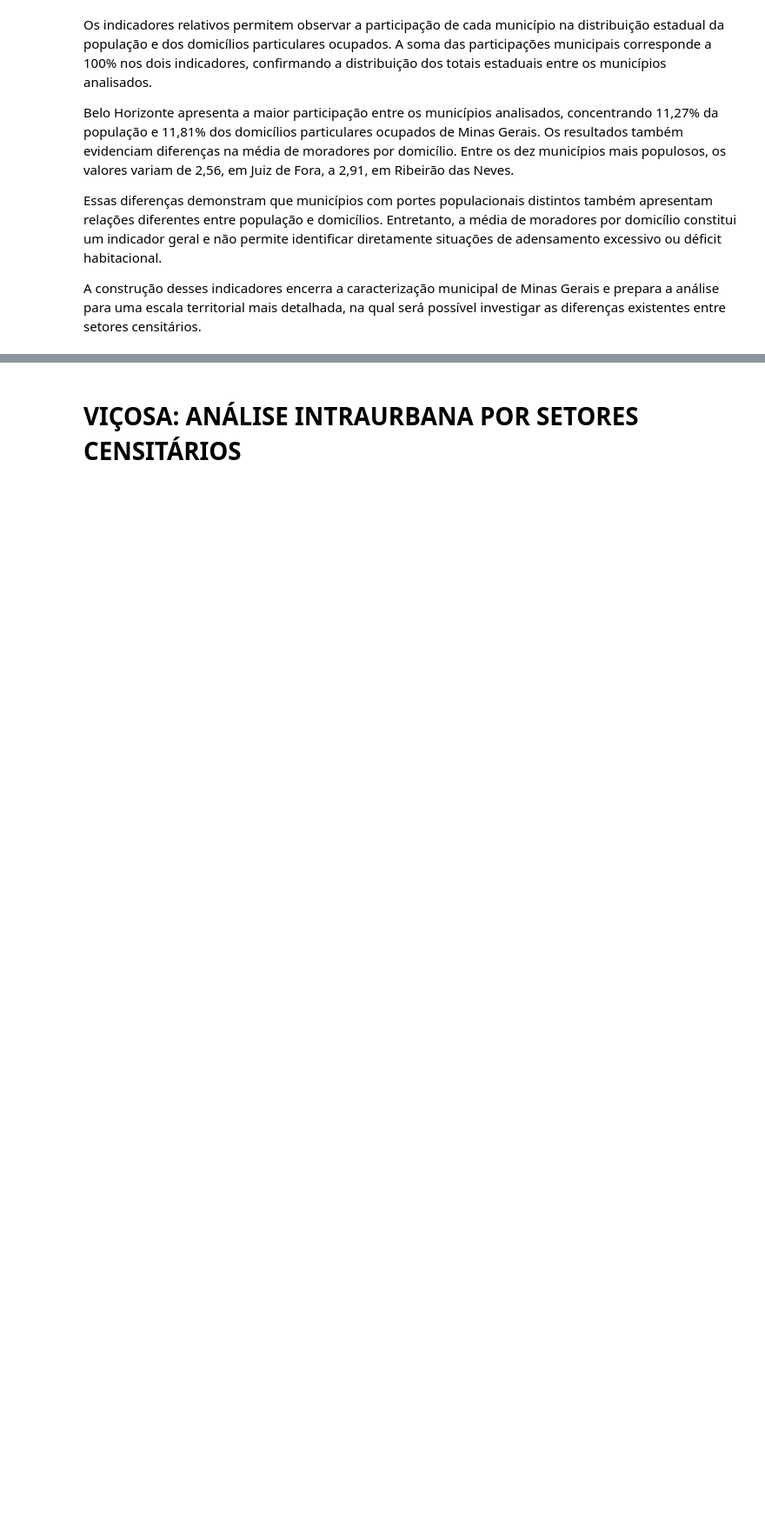
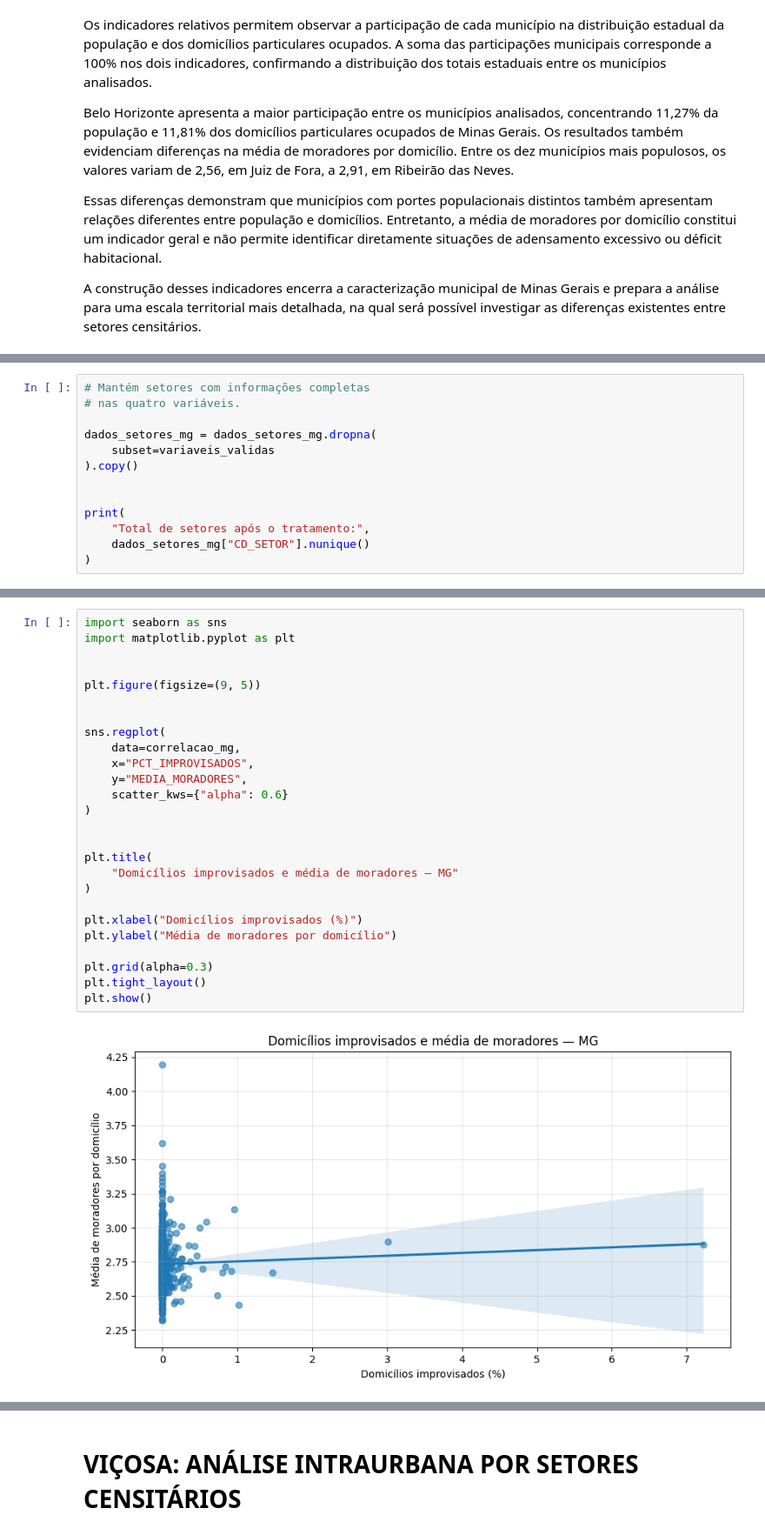
Before and after one commit to PriscilaForcel/Cursos_Oficinas_Treinamentos, a Jupyter notebook: WORKSHOP_AULA2.ipynb, the cells around one changed output, grey strips where cells are left out. Shown at 87% size. Drawn from its saved outputs; the diff is of its cells as text; blank space fills up the shorter version.

```diff
--- a/WORKSHOP_AULA2.ipynb
+++ b/WORKSHOP_AULA2.ipynb
@@ -745,0 +1229,13 @@ A construção desses indicadores encerra a caracterização municipal de Minas
+# %%
+# Mantém setores com informações completas
+# nas quatro variáveis.
+
+dados_setores_mg = dados_setores_mg.dropna(
+    subset=variaveis_validas
+).copy()
+
+
+print(
+    "Total de setores após o tratamento:",
+    dados_setores_mg["CD_SETOR"].nunique()
+)
@@ -745,0 +1389,28 @@ A construção desses indicadores encerra a caracterização municipal de Minas
+# %%
+import seaborn as sns
+import matplotlib.pyplot as plt
+
+
+plt.figure(figsize=(9, 5))
+
+
+sns.regplot(
+    data=correlacao_mg,
+    x="PCT_IMPROVISADOS",
+    y="MEDIA_MORADORES",
+    scatter_kws={"alpha": 0.6}
+)
+
+
+plt.title(
+    "Domicílios improvisados e média de moradores — MG"
+)
+
+plt.xlabel("Domicílios improvisados (%)")
+plt.ylabel("Média de moradores por domicílio")
+
+plt.grid(alpha=0.3)
+plt.tight_layout()
+plt.show()
+# %% [output]
+[figure, added]
```
Also changed, not shown: parts of 44 cells of this notebook.
